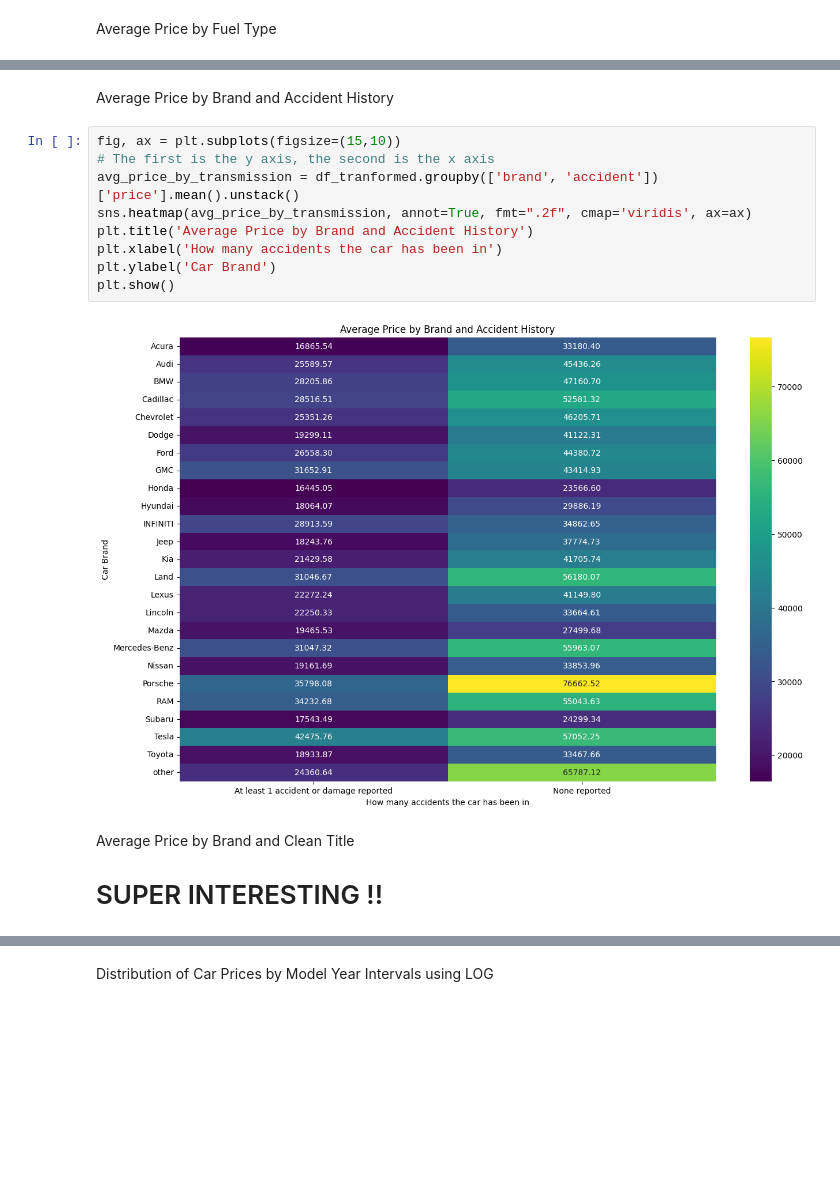
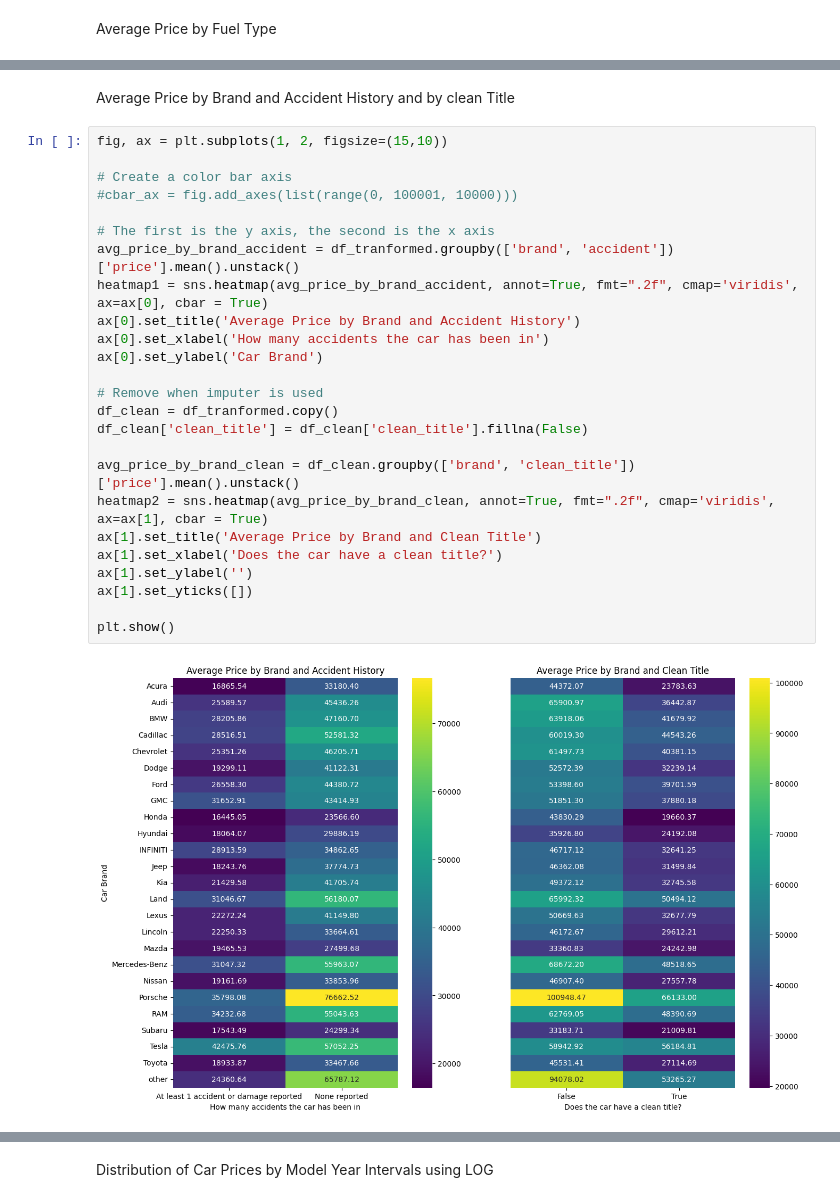
Before and after one commit to YaelDahariBIU/Tabular-Data, a Jupyter notebook: part1.ipynb, the cells around one changed output, grey strips where cells are left out. Saved outputs shown, nothing was run; the diff lists cells and outputs as text; blank space fills up the shorter version.

```diff
--- a/part1.ipynb
+++ b/part1.ipynb
@@ -445,17 +373,29 @@ plt.show()
 # %% [markdown]
-Average Price by Brand and Accident History
+Average Price by Brand and Accident History and by clean Title
 # %%
-fig, ax = plt.subplots(figsize=(15,10))
+fig, ax = plt.subplots(1, 2, figsize=(15,10))
+
+# Create a color bar axis
+#cbar_ax = fig.add_axes(list(range(0, 100001, 10000)))
+
 # The first is the y axis, the second is the x axis
-avg_price_by_transmission = df_tranformed.groupby(['brand', 'accident'])['price'].mean().unstack()
-sns.heatmap(avg_price_by_transmission, annot=True, fmt=".2f", cmap='viridis', ax=ax)
-plt.title('Average Price by Brand and Accident History')
-plt.xlabel('How many accidents the car has been in')
-plt.ylabel('Car Brand')
+avg_price_by_brand_accident = df_tranformed.groupby(['brand', 'accident'])['price'].mean().unstack()
+heatmap1 = sns.heatmap(avg_price_by_brand_accident, annot=True, fmt=".2f", cmap='viridis', ax=ax[0], cbar = True)
+ax[0].set_title('Average Price by Brand and Accident History')
+ax[0].set_xlabel('How many accidents the car has been in')
+ax[0].set_ylabel('Car Brand')
+
+# Remove when imputer is used
+df_clean = df_tranformed.copy()
+df_clean['clean_title'] = df_clean['clean_title'].fillna(False)
+
+avg_price_by_brand_clean = df_clean.groupby(['brand', 'clean_title'])['price'].mean().unstack()
+heatmap2 = sns.heatmap(avg_price_by_brand_clean, annot=True, fmt=".2f", cmap='viridis', ax=ax[1], cbar = True)
+ax[1].set_title('Average Price by Brand and Clean Title')
+ax[1].set_xlabel('Does the car have a clean title?')
+ax[1].set_ylabel('')
+ax[1].set_yticks([])
+
 plt.show()
 # %% [output]
-[figure, old version]
+[figure, new version]
-# %% [markdown]
-Average Price by Brand and Clean Title
-
-# SUPER INTERESTING !!
```
Also changed, not shown: parts of 20 cells of this notebook, 2 other files.
